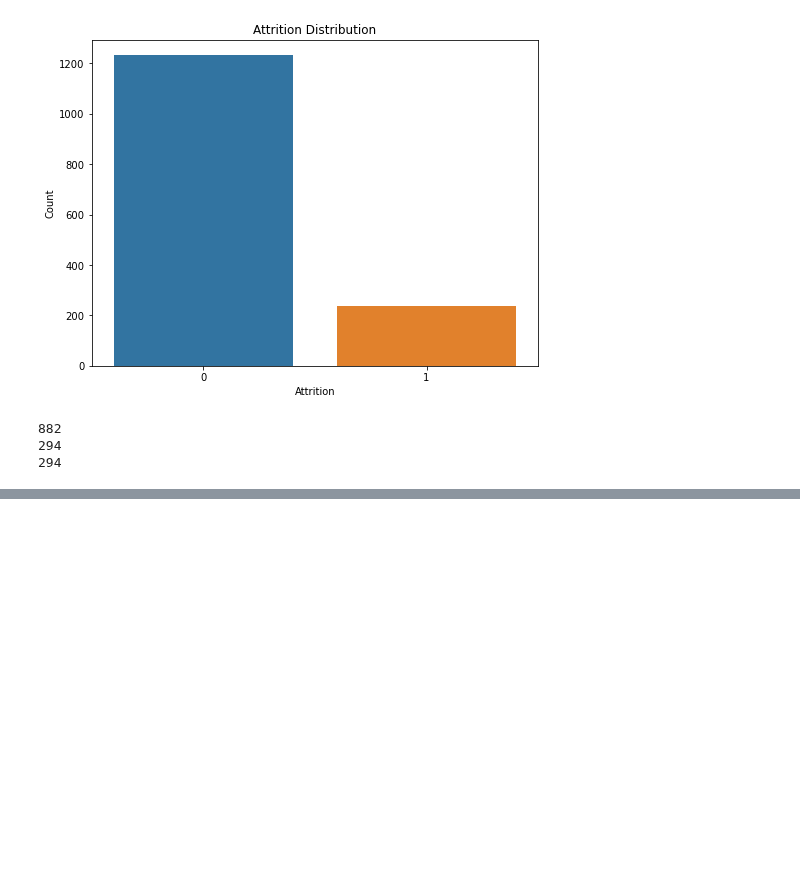
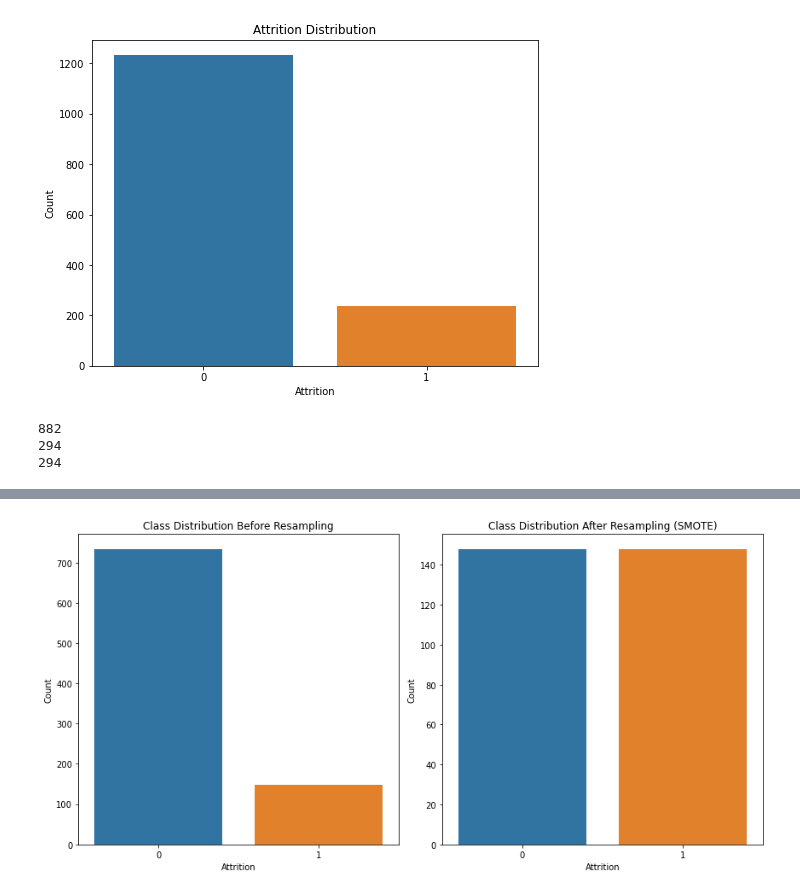
Before and after one commit to hebaashraf21/Employee_Attrition_Prediction, a Jupyter notebook: code/preprocessing_2.ipynb, the cells around one changed output, grey strips where cells are left out. Cells and saved outputs as stored; diff of their text form; code cells hidden in the pictures; blank space fills up the shorter version.

```diff
--- a/code/preprocessing_2.ipynb
+++ b/code/preprocessing_2.ipynb
@@ -264,6 +333,29 @@ from imblearn.under_sampling import RandomUnderSampler
 # Undersampling
 undersampler = RandomUnderSampler(random_state=42)
 x_train_rur, y_train_rur= undersampler.fit_resample(x_train, y_train)
+# %%
+import matplotlib.pyplot as plt
+import seaborn as sns
+
+# Plotting the class distribution before resampling
+plt.figure(figsize=(12, 6))
+plt.subplot(1, 2, 1)
+sns.countplot(y_train)
+plt.title('Class Distribution Before Resampling')
+plt.xlabel('Attrition')
+plt.ylabel('Count')
+
+# Plotting the class distribution after resampling
+plt.subplot(1, 2, 2)
+sns.countplot(y_train_rur)
+plt.title('Class Distribution After Resampling (SMOTE)')
+plt.xlabel('Attrition')
+plt.ylabel('Count')
+
+plt.tight_layout()
+plt.show()
+# %% [output]
+[figure, added]
 # %%
 x_train_df = pd.DataFrame(x_train)
 y_train_df = pd.DataFrame(y_train)
```
Also changed, not shown: parts of 3 cells of this notebook, 8 other files.
